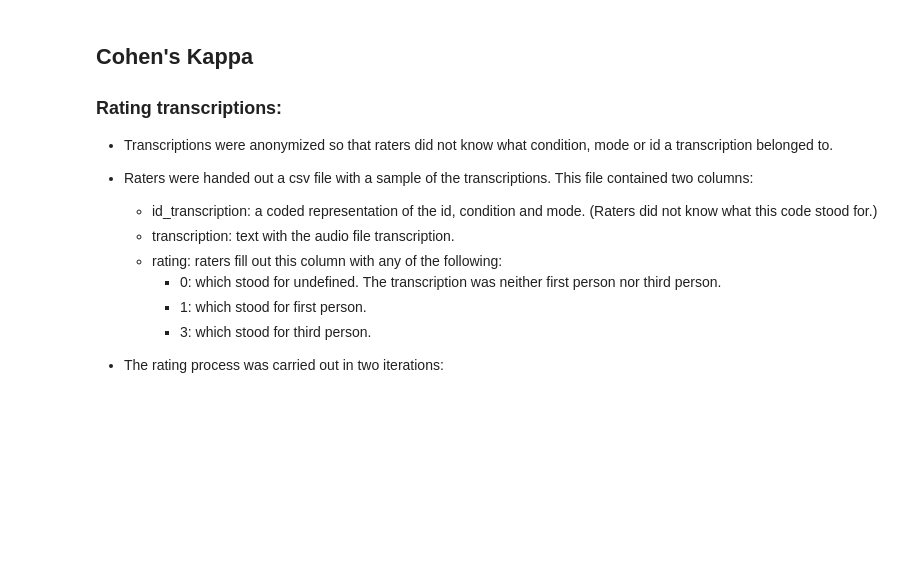
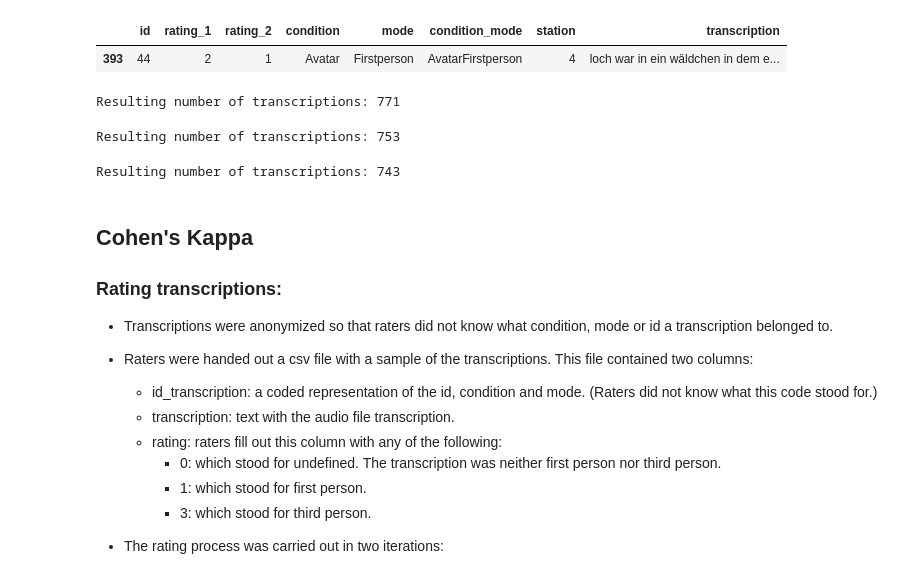
Before and after one commit to ELI-VR/Transcription-Postural-Stability-Test, a Jupyter notebook: analysis_transcription.ipynb, the cells around one changed output. Drawn from its saved outputs; the diff is of its cells as text; code cells hidden in the pictures; blank space fills up the shorter version.

```diff
--- a/analysis_transcription.ipynb
+++ b/analysis_transcription.ipynb
@@ -133,6 +133,34 @@ def plots_transcription (df_transcription):
 #path to csv file with transcriptions and joined ratings
 file_transcription= input()
 df_transcription = pd.read_csv(file_transcription)
+# %%
+#One of the annotators mistakenly rated this transcription with a 2
+df_transcription[df_transcription['rating_1']==2]
+# %% [output]
+|  | id | rating_1 | rating_2 | condition | mode | condition_mode | station | transcription |
+| 393 | 44 | 2 | 1 | Avatar | Firstperson | AvatarFirstperson | 4 | loch war in ein wäldchen in dem e... |
+# %%
+df_transcription = df_transcription[df_transcription['rating_1']!=2]
+print (f'Resulting number of transcriptions: {df_transcription.shape[0]}')
+# %% [output]
+Resulting number of transcriptions: 771
+# %%
+# Participants 22 , 66, 75, 81 aborted the experiment, hence they will be excluded from the analysis
+df_transcription =df_transcription[df_transcription['id'] != 22]
+df_transcription = df_transcription[df_transcription['id'] != 66]
+df_transcription = df_transcription[df_transcription['id'] != 75]
+df_transcription = df_transcription[df_transcription['id'] != 81]
+print(f'Resulting number of transcriptions: {df_transcription.shape[0]}')
+# %% [output]
+Resulting number of transcriptions: 753
+# %%
+# Exclude unsuccessful transcriptions due to audio recording issues.
+df_transcription = df_transcription[df_transcription['transcription'] != '   ']
+# df_transcription = df_transcription[(df_transcription['id']==84) & (df_transcription['condition_mode']=='AvatarHybrid') & (df_transcription['condition_mode']=='AvatarHybrid')&(df_transcription['station']!=2)]
+df_transcription = df_transcription[df_transcription['transcription']!= 'A O WESE O  OI   ']
+print (f'Resulting number of transcriptions: {df_transcription.shape[0]}')
+# %% [output]
+Resulting number of transcriptions: 743
 # %% [markdown]
 ## Cohen's Kappa
 ### Rating transcriptions:
```
Also changed, not shown: parts of 9 cells of this notebook.
